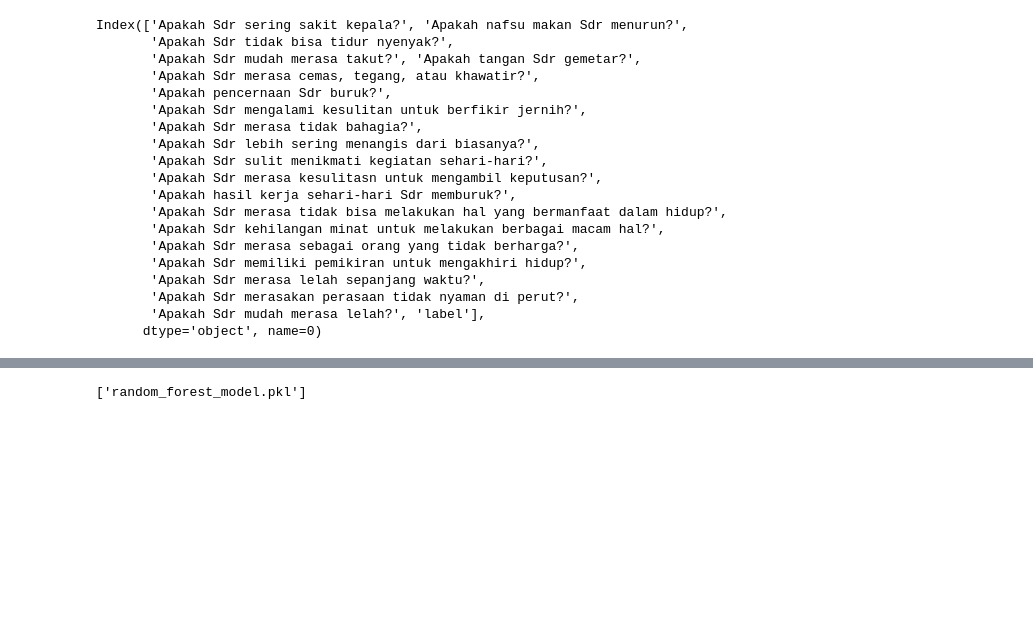
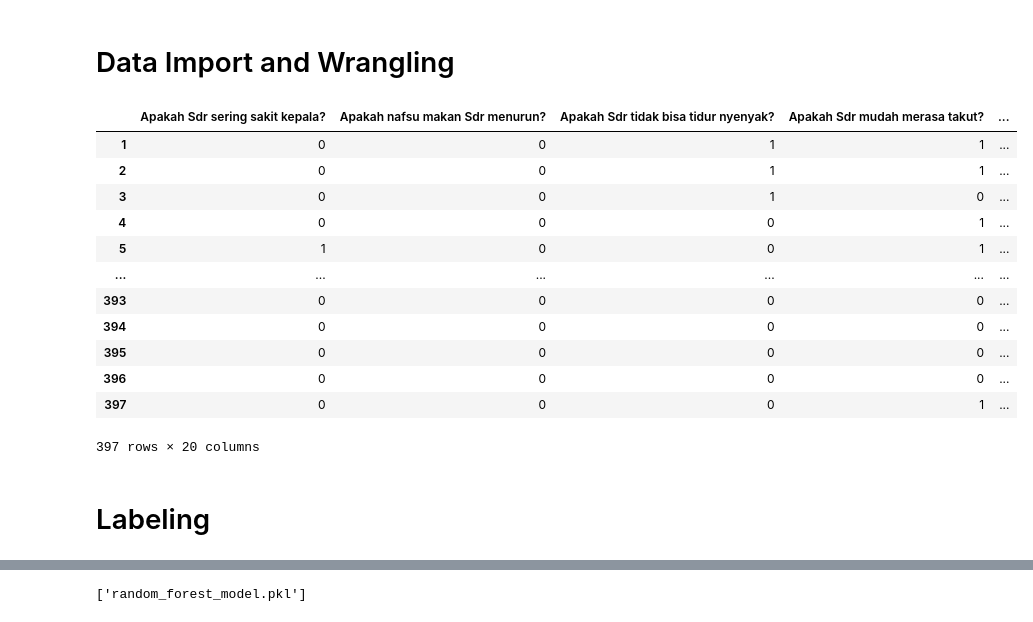
Before and after one commit to ihsaan31/Mental_Health_Questionnaire, a Jupyter notebook: EDA.ipynb, the cells around one changed output, grey strips where cells are left out. Drawn from its saved outputs; the diff is of its cells as text; code cells hidden in the pictures; blank space fills up the shorter version.

```diff
--- a/EDA.ipynb
+++ b/EDA.ipynb
@@ -1,3 +1,5 @@
+# %% [markdown]
+# Data Import and Wrangling
 # %%
 import pandas as pd
 import os
@@ -11,5 +13,23 @@ df = df[1:]
 # %%
 # Replace NaN values with 0 and convert to integer type
 df = df.fillna(0).astype(int)
+# %%
+df
+# %% [output]
+|  | Apakah Sdr sering sakit kepala? | Apakah nafsu makan Sdr menurun? | Apakah Sdr tidak bisa tidur nyenyak? | Apakah Sdr mudah merasa takut? | ... |
+| 1 | 0 | 0 | 1 | 1 | ... |
+| 2 | 0 | 0 | 1 | 1 | ... |
+| 3 | 0 | 0 | 1 | 0 | ... |
+| 4 | 0 | 0 | 0 | 1 | ... |
+| 5 | 1 | 0 | 0 | 1 | ... |
+| ... | ... | ... | ... | ... | ... |
+| 393 | 0 | 0 | 0 | 0 | ... |
+| 394 | 0 | 0 | 0 | 0 | ... |
+| 395 | 0 | 0 | 0 | 0 | ... |
+| 396 | 0 | 0 | 0 | 0 | ... |
+| 397 | 0 | 0 | 0 | 1 | ... |
+397 rows × 20 columns
+# %% [markdown]
+# Labeling
 # %%
 # Labeling
@@ -17,22 +36,0 @@ df['label'] = df.sum(axis=1).apply(lambda x: 1 if x >= 6 else 0)
-# %%
-df.columns
-# %% [output]
-Index(['Apakah Sdr sering sakit kepala?', 'Apakah nafsu makan Sdr menurun?',
-       'Apakah Sdr tidak bisa tidur nyenyak?',
-       'Apakah Sdr mudah merasa takut?', 'Apakah tangan Sdr gemetar?',
-       'Apakah Sdr merasa cemas, tegang, atau khawatir?',
-       'Apakah pencernaan Sdr buruk?',
-       'Apakah Sdr mengalami kesulitan untuk berfikir jernih?',
-       'Apakah Sdr merasa tidak bahagia?',
-       'Apakah Sdr lebih sering menangis dari biasanya?',
-       'Apakah Sdr sulit menikmati kegiatan sehari-hari?',
-       'Apakah Sdr merasa kesulitasn untuk mengambil keputusan?',
-       'Apakah hasil kerja sehari-hari Sdr memburuk?',
-       'Apakah Sdr merasa tidak bisa melakukan hal yang bermanfaat dalam hidup?',
-       'Apakah Sdr kehilangan minat untuk melakukan berbagai macam hal?',
-       'Apakah Sdr merasa sebagai orang yang tidak berharga?',
-       'Apakah Sdr memiliki pemikiran untuk mengakhiri hidup?',
-       'Apakah Sdr merasa lelah sepanjang waktu?',
-       'Apakah Sdr merasakan perasaan tidak nyaman di perut?',
-       'Apakah Sdr mudah merasa lelah?', 'label'],
-      dtype='object', name=0)
```
Also changed, not shown: parts of 13 cells of this notebook, 2 other files.
